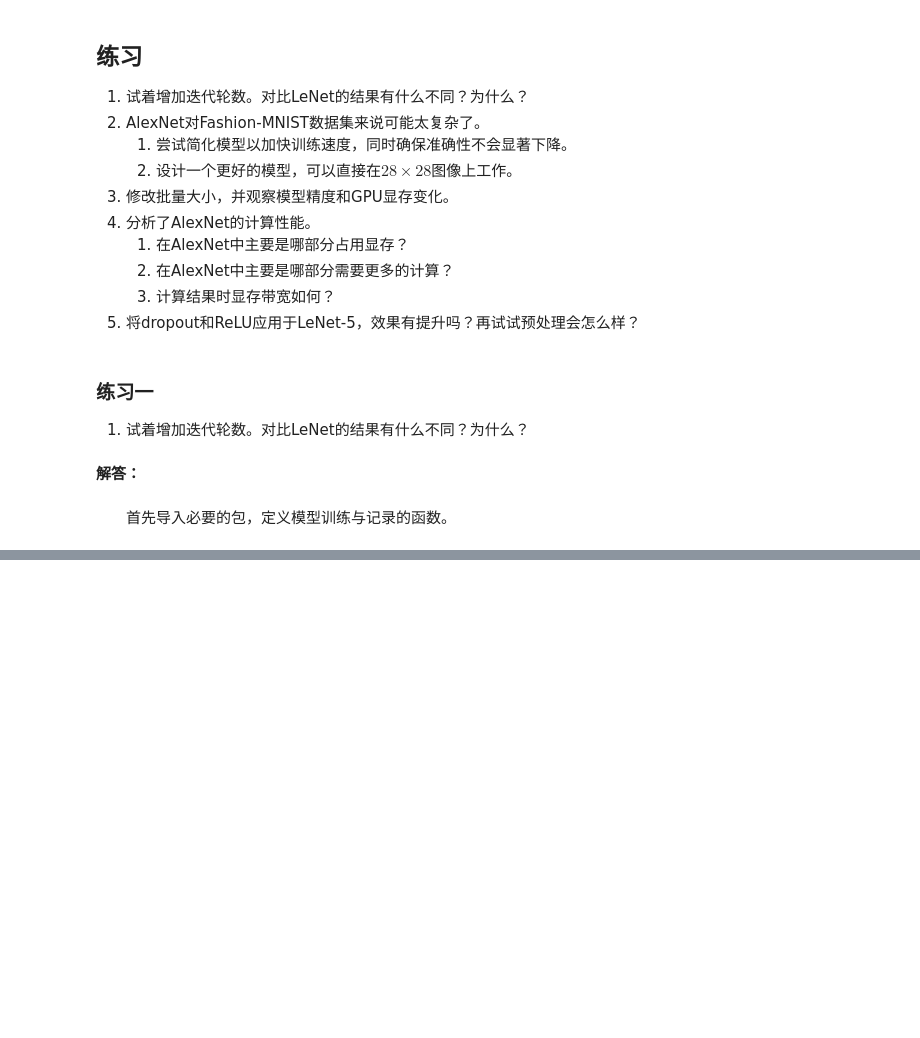
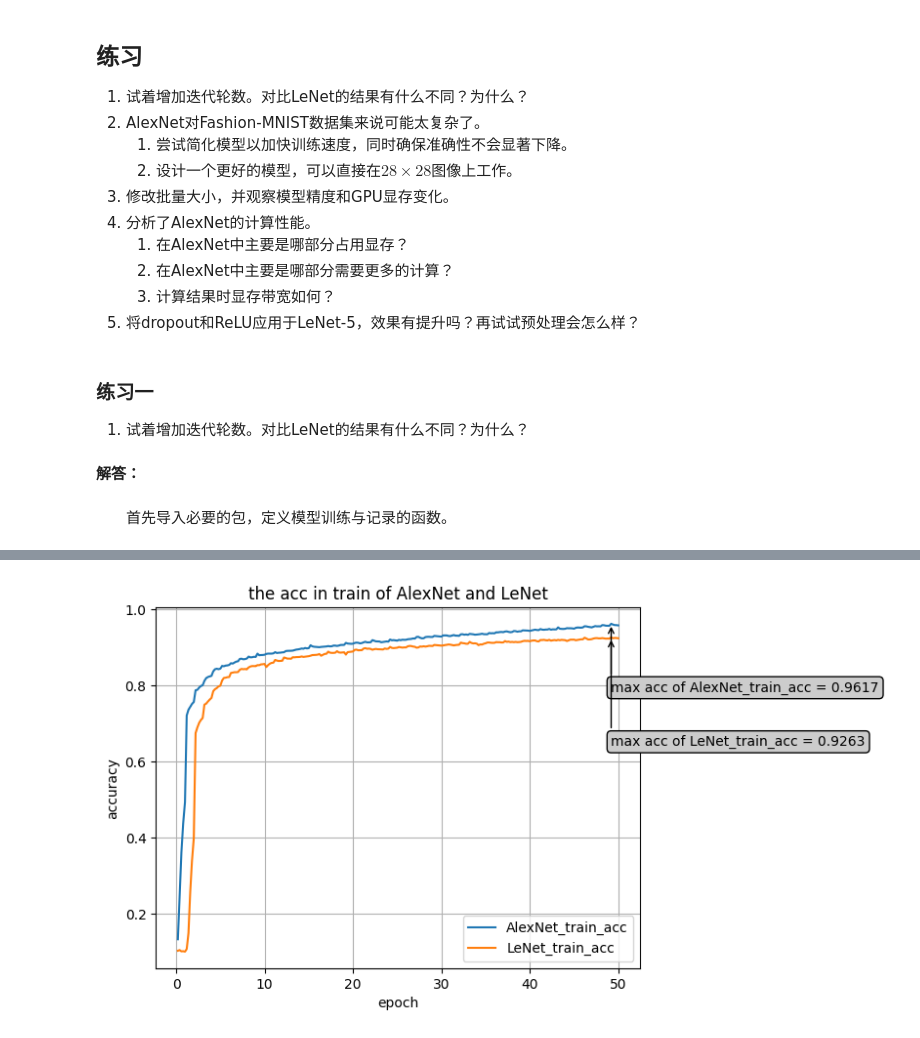
Before and after one commit to lixinjie97/Deep_learning_tutorial, a Jupyter notebook: 06.convolutional-modern/02.alexnet.ipynb, the cells around one changed output, grey strips where cells are left out. Drawn from its saved outputs; the diff is of its cells as text; code cells hidden in the pictures; blank space fills up the shorter version.

```diff
--- a/06.convolutional-modern/02.alexnet.ipynb
+++ b/06.convolutional-modern/02.alexnet.ipynb
@@ -249,0 +338,8 @@ def train_models(net, # 网络
+# %%
+# 读取文件，得到记录数据
+draw_figures(pth=os.path.join(pth, 'ch7_01.csv'),
+             label_list=[('AlexNet_epoch_train', 'AlexNet_train_acc'),
+                         ('LeNet_epoch_train', 'LeNet_train_acc')],
+             title='the acc in train of AlexNet and LeNet')
+# %% [output]
+[figure, added]
```
Also changed, not shown: parts of 51 cells of this notebook, 2 other files.
